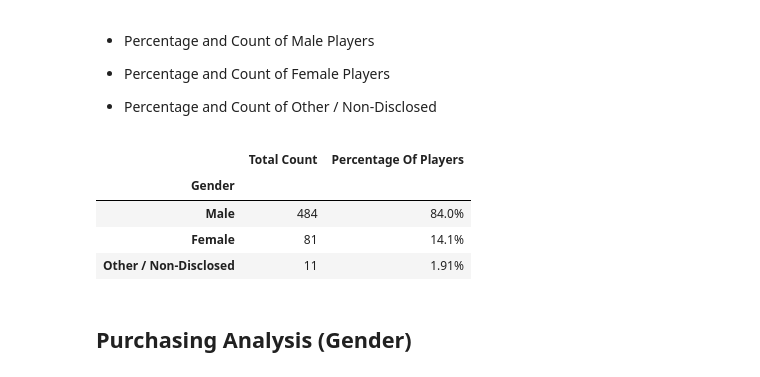
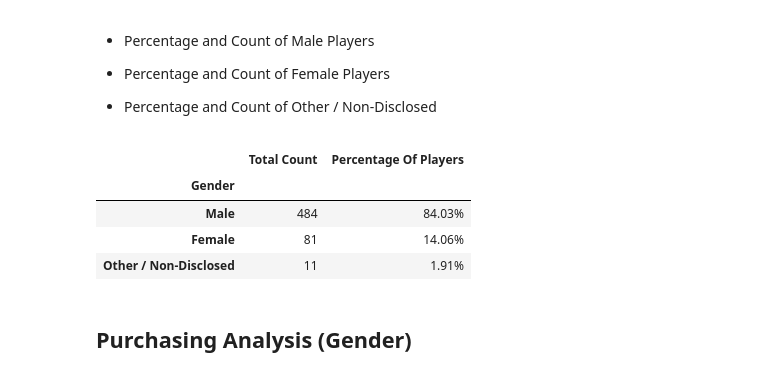
Before and after one commit to George-R/pandas-challenge, a Jupyter notebook: HeroesOfPymoli/HeroesOfPymoli_starter.ipynb, the cells around one changed output. Saved outputs shown, nothing was run; the diff lists cells and outputs as text; code cells hidden in the pictures.

```diff
--- a/HeroesOfPymoli/HeroesOfPymoli_starter.ipynb
+++ b/HeroesOfPymoli/HeroesOfPymoli_starter.ipynb
@@ -68,28 +73,28 @@ purchase_summary
 # %%
 male = purchase_data[purchase_data['Gender'] == 'Male']
 male_count = male['SN'].nunique()
 
 female =  purchase_data[purchase_data['Gender'] == 'Female']
 female_count = female['SN'].nunique()
 
 nd =  purchase_data[purchase_data['Gender'] == 'Other / Non-Disclosed']
 nd_count = nd['SN'].nunique()
 
 male_per = round(male_count/total_players * 100, 2)
 female_per = round(female_count/total_players * 100, 2)
 nd_per = round(nd_count/total_players * 100, 2)
 
 Gender_Demographics = pd.DataFrame({'Gender': ['Male', 'Female', 'Other / Non-Disclosed'],
                                     'Total Count': [male_count, female_count, nd_count],
                                     'Percentage Of Players': [male_per, female_per, nd_per]})
 gender_demo = Gender_Demographics.set_index('Gender')
-gender_demo['Percentage Of Players'] = gender_demo['Percentage Of Players'].apply(lambda x: '{:.3}%'.format((x)))
+gender_demo['Percentage Of Players'] = gender_demo['Percentage Of Players'].apply(lambda x: '{:.4}%'.format((x)))
 gender_demo
 # %% [output]
 |  | Total Count | Percentage Of Players |
 | Gender |  |  |
-| Male | 484 | 84.0% |
-| Female | 81 | 14.1% |
+| Male | 484 | 84.03% |
+| Female | 81 | 14.06% |
 | Other / Non-Disclosed | 11 | 1.91% |
 # %% [markdown]
 
```
Also changed, not shown: parts of 3 cells of this notebook.
